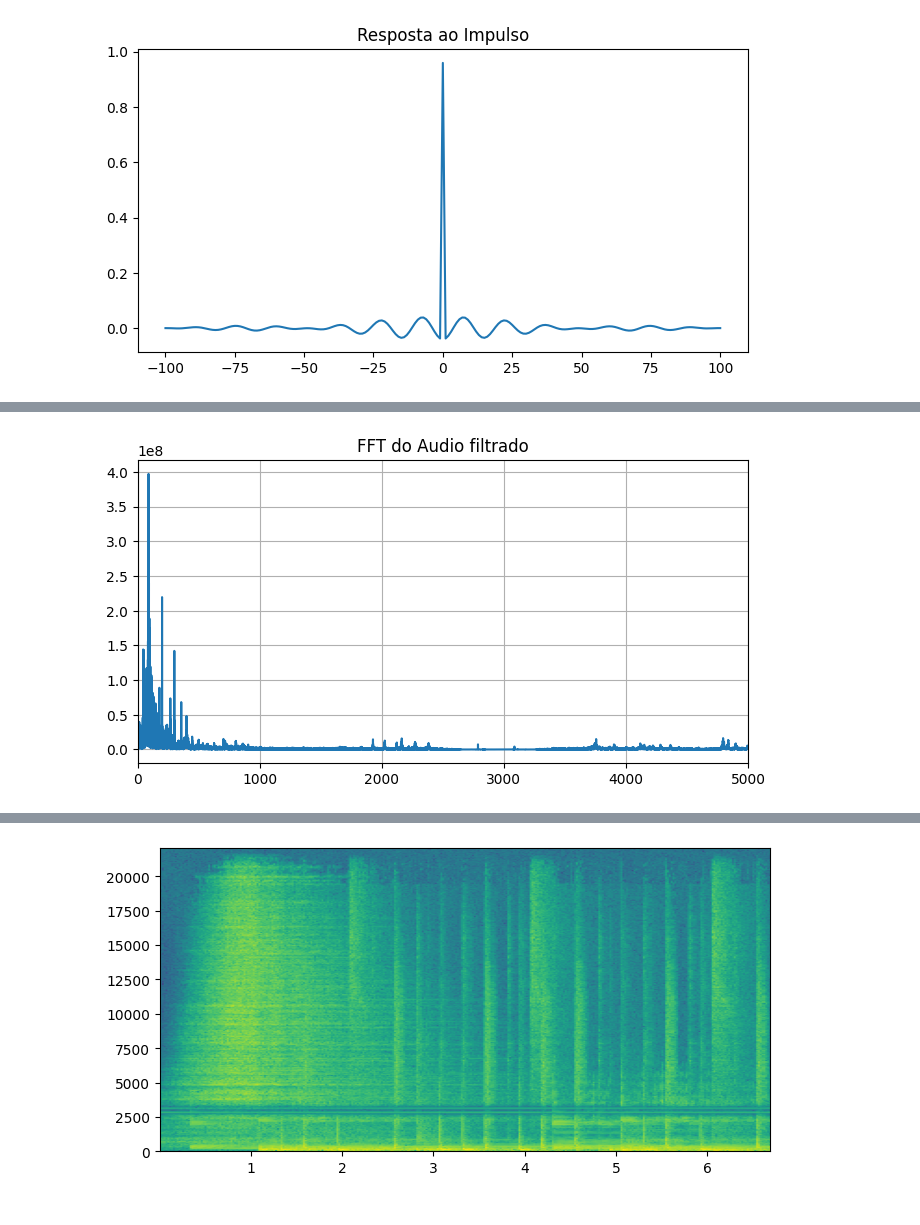
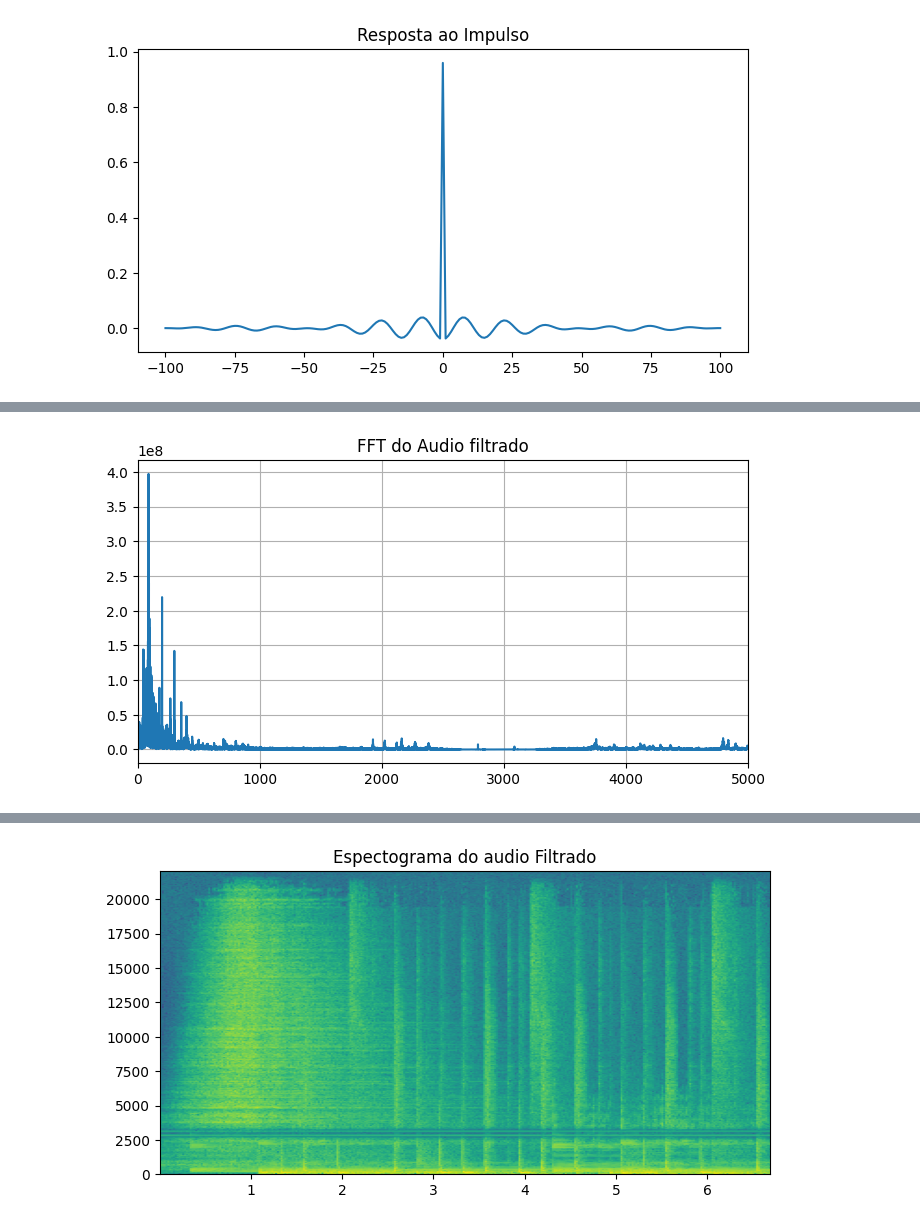
Before and after one commit to andrevale99/STD_DCA0107, a Jupyter notebook: U1/filtragem.ipynb, the cells around one changed output, grey strips where cells are left out. Saved outputs shown, nothing was run; the diff lists cells and outputs as text; code cells hidden in the pictures.

```diff
--- a/U1/filtragem.ipynb
+++ b/U1/filtragem.ipynb
@@ -168,28 +179,32 @@ plt.show()
 # %%
 data_filtrado = signal.lfilter(h2, 1, data_ruido)
 # data_filtrado = signal.lfilter(h2, 1, data_filtrado)
 
 data_filtrado_fft = fft(data_filtrado)
 
 Nfft = len(data_filtrado)
 
 freqs = np.linspace(0, fs/2, int(Nfft/2+1))
 
 figure(figsize=(cm_to_inch(20), cm_to_inch(10)), dpi=100)
 plt.title('FFT do Audio filtrado')
 plt.plot(freqs, abs(data_filtrado_fft[0:len(freqs)]))
 plt.grid()
 plt.xlim(0, 5000)
 
+plt.savefig(PATH_IMG+"fft_audio_filtrado.png")
+
 plt.show()
 
 
 figure(figsize=(cm_to_inch(20), cm_to_inch(10)), dpi=100)
+plt.title("Espectograma do audio Filtrado")
 Pxx, freqs, bins, im = plt.specgram(data_filtrado, NFFT=1024, Fs=fs)
+plt.savefig(PATH_IMG+"espectograma_audio_filtrado.png")
 
 scipy.io.wavfile.write('audio_filtrado.wav', fs, data_filtrado.astype(np.int16))
 IPython.display.Audio("audio_filtrado.wav")
 # %% [output]
 [figure]
 [interactive output not drawn]
-[figure, old version]
+[figure, new version]
```
Also changed, not shown: parts of 5 cells of this notebook.
